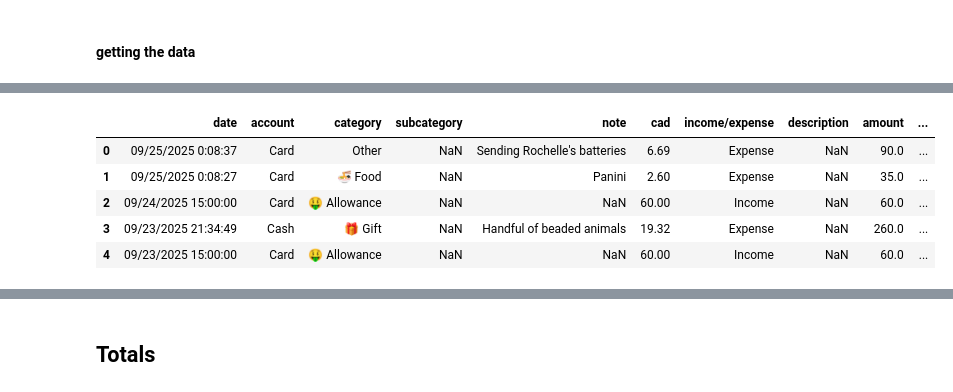
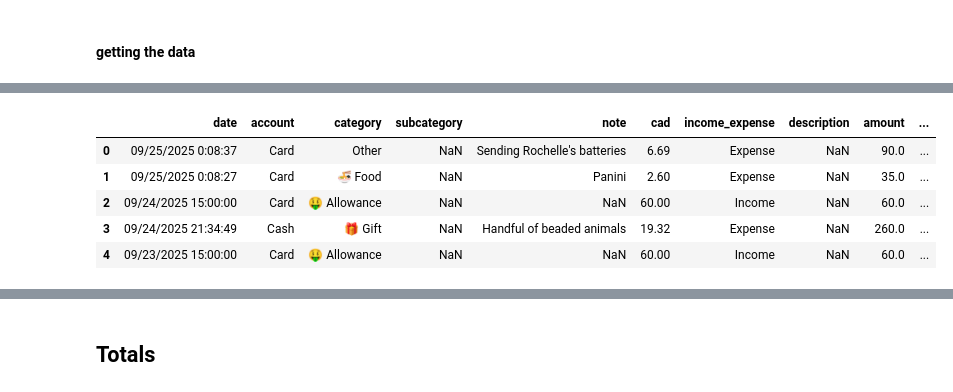
Before and after one commit to SunnyWillert18/floating-in-space, a Jupyter notebook: nbs/money.ipynb, the cells around one changed output, grey strips where cells are left out. Cells and saved outputs as stored; diff of their text form; code cells hidden in the pictures.

```diff
--- a/nbs/money.ipynb
+++ b/nbs/money.ipynb
@@ -100,12 +114,13 @@ timeline
 # %%
-df = pd.read_csv('../data/money_manager.csv')
+df = pd.read_csv('../data/money_manager_2024_2025.csv')
 df.columns = df.columns.str.lower()
+df = df.rename(columns={'income/expense':'income_expense',' ':'date'})
 df.head()
 # %% [output]
-|  | date | account | category | subcategory | note | cad | income/expense | description | amount | ... |
+|  | date | account | category | subcategory | note | cad | income_expense | description | amount | ... |
 | 0 | 09/25/2025 0:08:37 | Card | Other | NaN | Sending Rochelle's batteries | 6.69 | Expense | NaN | 90.0 | ... |
 | 1 | 09/25/2025 0:08:27 | Card | 🍜 Food | NaN | Panini | 2.60 | Expense | NaN | 35.0 | ... |
 | 2 | 09/24/2025 15:00:00 | Card | 🤑 Allowance | NaN | NaN | 60.00 | Income | NaN | 60.0 | ... |
-| 3 | 09/23/2025 21:34:49 | Cash | 🎁 Gift | NaN | Handful of beaded animals | 19.32 | Expense | NaN | 260.0 | ... |
+| 3 | 09/24/2025 21:34:49 | Cash | 🎁 Gift | NaN | Handful of beaded animals | 19.32 | Expense | NaN | 260.0 | ... |
 | 4 | 09/23/2025 15:00:00 | Card | 🤑 Allowance | NaN | NaN | 60.00 | Income | NaN | 60.0 | ... |
 # %%
```
Also changed, not shown: parts of 29 cells of this notebook.
